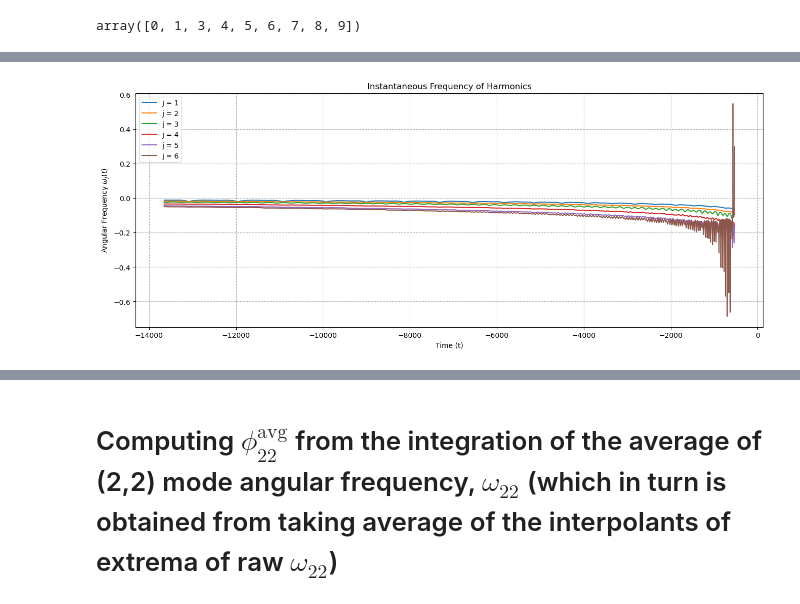
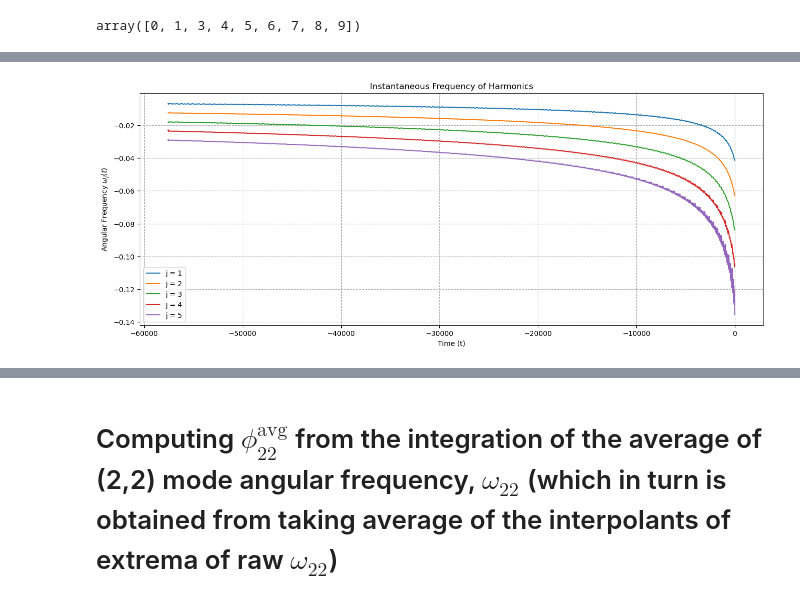
Before and after one commit to AfrozSaqlain/GWSurrogate, a Jupyter notebook: notebooks/eccentric_harmonics_e_0.5.ipynb, the cells around one changed output, grey strips where cells are left out. Drawn from its saved outputs; the diff is of its cells as text; code cells hidden in the pictures.

Commit message:
Updated eccentric harmonics notebooks

```diff
--- a/notebooks/eccentric_harmonics_e_0.5.ipynb
+++ b/notebooks/eccentric_harmonics_e_0.5.ipynb
@@ -90,2 +93,3 @@ t_val_max = np.max(t_val_max_array)
 # %%
-common_time_grid = np.arange(t_val_min, t_val_max, (delta_t / t0.value) * 20)
+# common_time_grid = np.arange(t_val_min, 0, (delta_t / t0.value) * 20)
+common_time_grid = np.linspace(t_val_min, 0, 20_000, endpoint=True)
@@ -102,17 +100,20 @@ ISCO_time  = {}
 # %%
 def compute_waveform(mean_anomaly):
-    test_modes = esigmapy.get_inspiral_esigma_modes(
+    test_orb_vars, test_modes = esigmapy.get_inspiral_esigma_modes(
         mass1=m1, mass2=m2,
         spin1z=spin1z, spin2z=spin2z,
         eccentricity=eccentricity, mean_anomaly=mean_anomaly,
         distance=distance,
         f_lower=f_low, delta_t=delta_t,
-        modes_to_use=modes_to_use
+        modes_to_use=modes_to_use,
+        return_orbital_params=['x']
     )
 
     test_signal = test_modes[(2, 2)]
 
     test_time = np.array([i.value for i in test_signal.sample_times / t0])
+    t_0 = find_t_location(test_orb_vars['x'].sample_times / t0, test_orb_vars['x'].data, 0.1)
+    test_time -= t_0
     signal_amp = np.abs(test_signal)
     signal_phase = np.unwrap(np.angle(test_signal))
 
@@ -218,6 +216,10 @@ qc_signal = qc_mode[(2,2)]
 qc_signal_amp = np.abs(qc_signal)
 qc_signal_phase = np.unwrap(np.angle(qc_signal))
 
+qc_time = np.array([i.value for i in qc_signal.sample_times / t0])
+t_0 = find_t_location(qc_orb_vars['x'].sample_times / t0, qc_orb_vars['x'].data, 0.1)
+qc_time -= t_0
+
 qc_signal_amp_spline = CubicSpline(qc_signal.sample_times / t0, qc_signal_amp)
 qc_signal_phase_spline = CubicSpline(qc_signal.sample_times / t0, qc_signal_phase)
 
@@ -228,14 +230,17 @@ qc_signal_phase_reco = qc_signal_phase_reco - qc_signal_phase_reco[0]
 
 qc_signal_reco = qc_signal_amp_reco * np.exp(1j * qc_signal_phase_reco)
 
+const = 0.0
+
 plt.figure(figsize=(16, 6))
 for j_index, waveform in sorted_harmonics.items():
     phase = np.unwrap(np.angle(waveform))
     phase = phase - phase[0]
-    plt.plot(common_time_grid, np.abs(phase), label=f'j = {j_index}')
+    plt.plot(common_time_grid, -(phase) + const, label=f'j = {j_index}')
 
-plt.plot(common_time_grid, np.abs(qc_signal_phase_reco), linestyle='--', label=f'Quasi-Circular')
+plt.plot(common_time_grid, -(qc_signal_phase_reco) + const, linestyle='--', label=f'Quasi-Circular')
 
+# plt.yscale('log')
 plt.ylabel('Phase $\phi_j(t)$ [rad]')
 plt.title('Phase Evolution of Harmonics')
 plt.legend()
@@ -259,0 +265,13 @@ plt.grid(True, which="both", ls="--")
+# %%
+plt.figure(figsize=(16, 6))
+for j_index, waveform in sorted_harmonics.items():
+    phase = np.unwrap(np.angle(waveform))
+    phase = phase - phase[0]
+    plt.plot(common_time_grid, -2/j_index * detrend(phase), label=f'j = {j_index}')
+
+plt.plot(common_time_grid, - detrend(qc_signal_phase_reco), linestyle='--', label=f'Quasi-Circular')
+
+plt.ylabel(r'$-\frac{2}{j} \phi_j(t)$ [rad]')
+plt.title('Detrended Phase Evolution of Harmonics')
+plt.legend()
+plt.grid(True, which="both", ls="--")
@@ -260,16 +280,18 @@ plt.grid(True, which="both", ls="--")
 # %%
 plt.figure(figsize=(16, 6))
 for j_index, waveform in sorted_harmonics.items():
+    if j_index == 19 or j_index == 6:
+        continue
     phase = np.unwrap(np.angle(waveform))
     omega = np.gradient(phase, dt)
     plt.plot(common_time_grid, omega, label=f'j = {j_index}')
 plt.ylabel('Angular Frequency $\omega_j(t)$')
 plt.title('Instantaneous Frequency of Harmonics')
 plt.xlabel('Time (t)')
 plt.legend()
 plt.grid(True, which="both", ls="--")
 # %% [output]
-[figure, old version]
+[figure, new version]
 # %%
 def calculate_l2_error(h_original, h_recon):
     integrand_diff = np.abs(h_original - h_recon)**2
```
Also changed, not shown: parts of 24 cells of this notebook, 1 other file.
